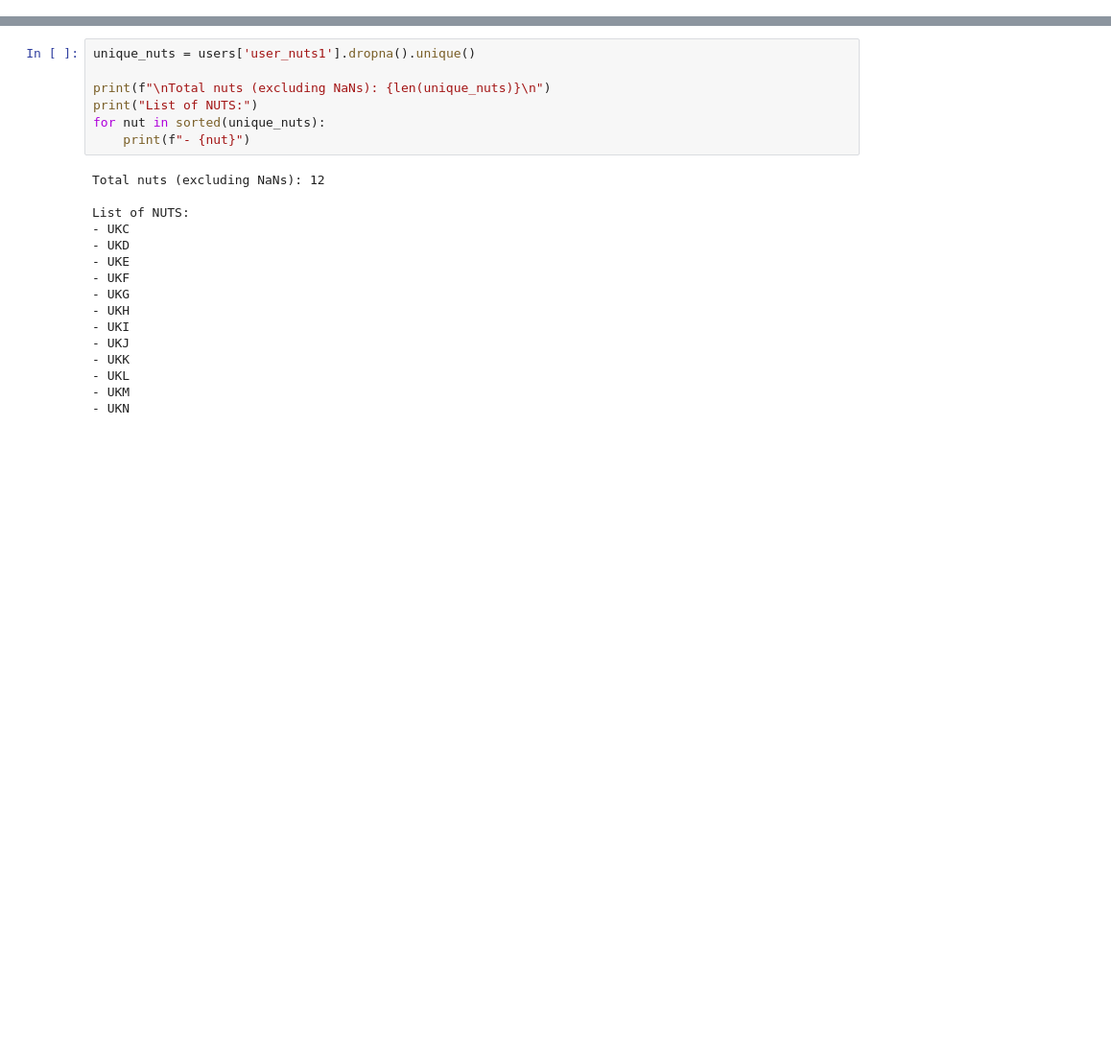
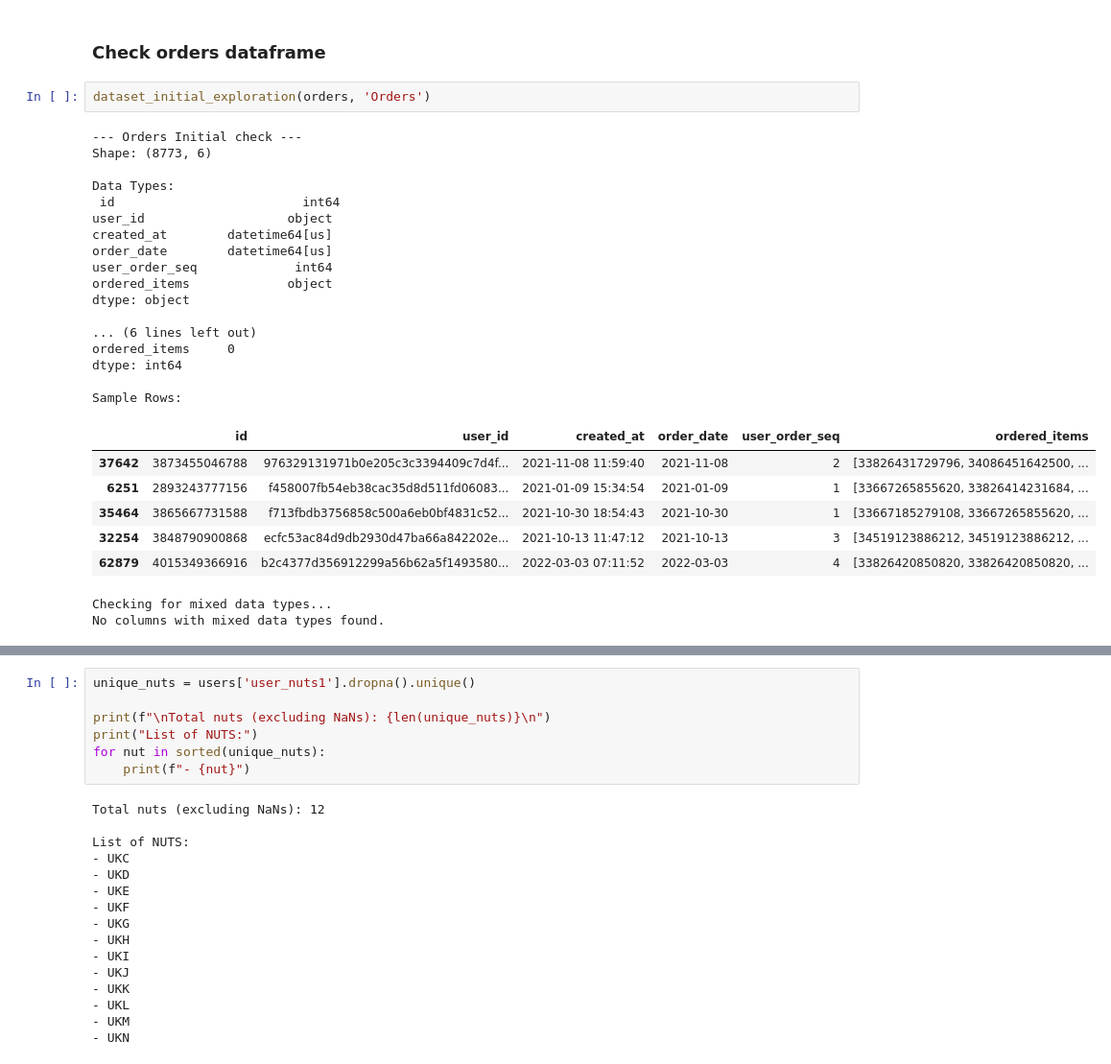
Before and after one commit to AntonioGarciaGarvi/zrive-ds, a Jupyter notebook: src/module_2/01_eda_groceries.ipynb, the cells around one changed output, grey strips where cells are left out. Shown at 96% size. Saved outputs shown, nothing was run; the diff lists cells and outputs as text; blank space fills up the shorter version.

```diff
--- a/src/module_2/01_eda_groceries.ipynb
+++ b/src/module_2/01_eda_groceries.ipynb
@@ -326,0 +68,30 @@ How many different NUTS are there?
+# %% [markdown]
+### Check orders dataframe
+# %%
+dataset_initial_exploration(orders, 'Orders')
+# %% [output]
+--- Orders Initial check ---
+Shape: (8773, 6)
+
+Data Types:
+ id                         int64
+user_id                   object
+created_at        datetime64[us]
+order_date        datetime64[us]
+user_order_seq             int64
+ordered_items             object
+dtype: object
+
+... (6 lines left out)
+ordered_items     0
+dtype: int64
+
+Sample Rows:
+|  | id | user_id | created_at | order_date | user_order_seq | ordered_items |
+| 37642 | 3873455046788 | 976329131971b0e205c3c3394409c7d4f... | 2021-11-08 11:59:40 | 2021-11-08 | 2 | [33826431729796, 34086451642500, ... |
+| 6251 | 2893243777156 | f458007fb54eb38cac35d8d511fd06083... | 2021-01-09 15:34:54 | 2021-01-09 | 1 | [33667265855620, 33826414231684, ... |
+| 35464 | 3865667731588 | f713fbdb3756858c500a6eb0bf4831c52... | 2021-10-30 18:54:43 | 2021-10-30 | 1 | [33667185279108, 33667265855620, ... |
+| 32254 | 3848790900868 | ecfc53ac84d9db2930d47ba66a842202e... | 2021-10-13 11:47:12 | 2021-10-13 | 3 | [34519123886212, 34519123886212, ... |
+| 62879 | 4015349366916 | b2c4377d356912299a56b62a5f1493580... | 2022-03-03 07:11:52 | 2022-03-03 | 4 | [33826420850820, 33826420850820, ... |
+Checking for mixed data types...
+No columns with mixed data types found.
```
Also changed, not shown: parts of 68 cells of this notebook, 8 other files.
